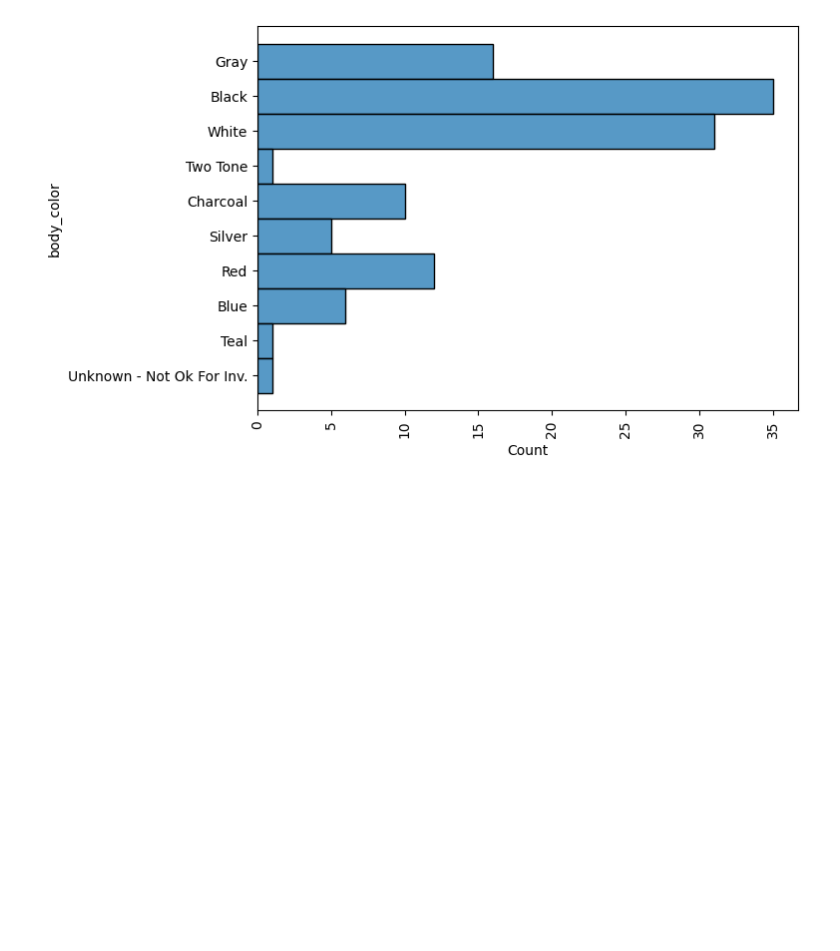
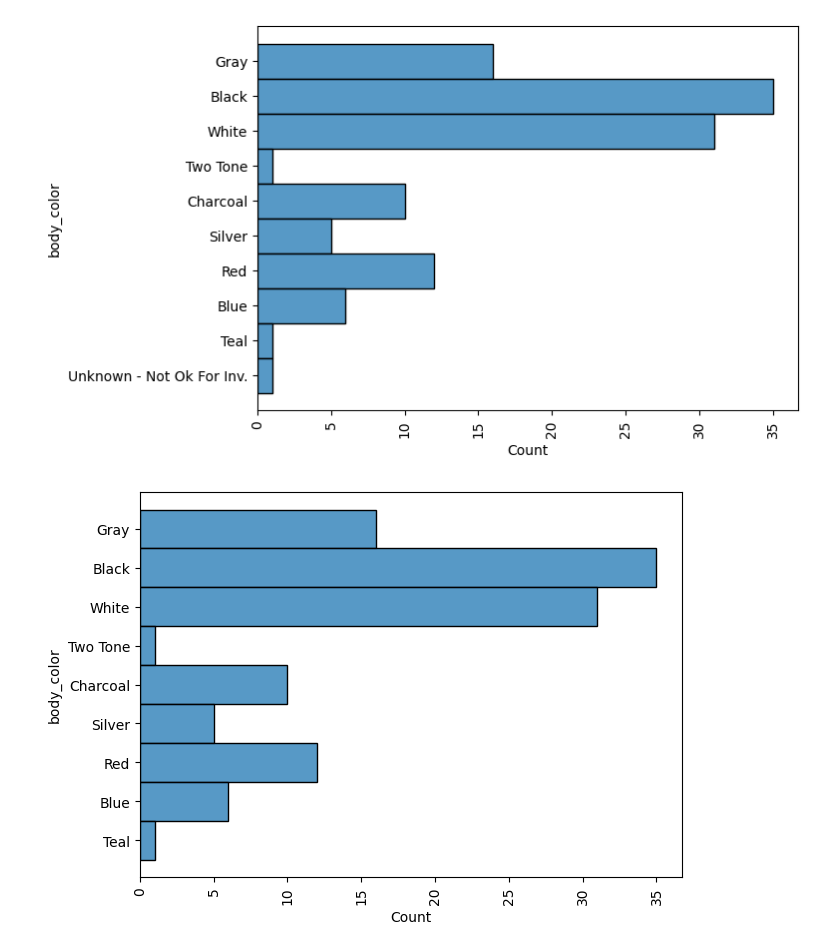
Before and after one commit to areg-hovakimyan/car-data, a Jupyter notebook: parsing_saled_car_data.ipynb, the cells around one changed output. Saved outputs shown, nothing was run; the diff lists cells and outputs as text; code cells hidden in the pictures; blank space fills up the shorter version.

```diff
--- a/parsing_saled_car_data.ipynb
+++ b/parsing_saled_car_data.ipynb
@@ -205,3 +205,12 @@ plot.set_xticklabels(plot.get_xticklabels(), rotation = 90)
 plt.show()
 # %% [output]
 [figure]
+# %%
+df.drop(df[df['body_color'] == 'Unknown - Not Ok For Inv.'].index, inplace=True)
+# %%
+plt.figure(figsize = (7, 5))
+plot = sns.histplot(data = df, y = 'body_color')
+plot.set_xticklabels(plot.get_xticklabels(), rotation = 90)
+plt.show()
+# %% [output]
+[figure, added]
```
Also changed, not shown: parts of 6 cells of this notebook.
